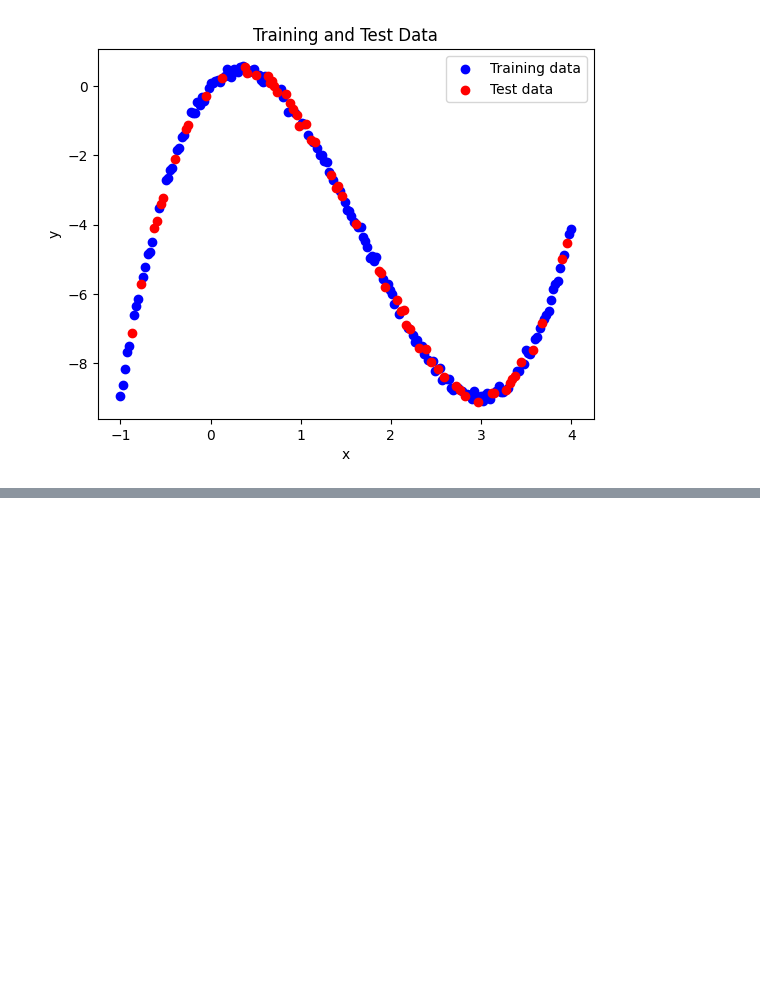
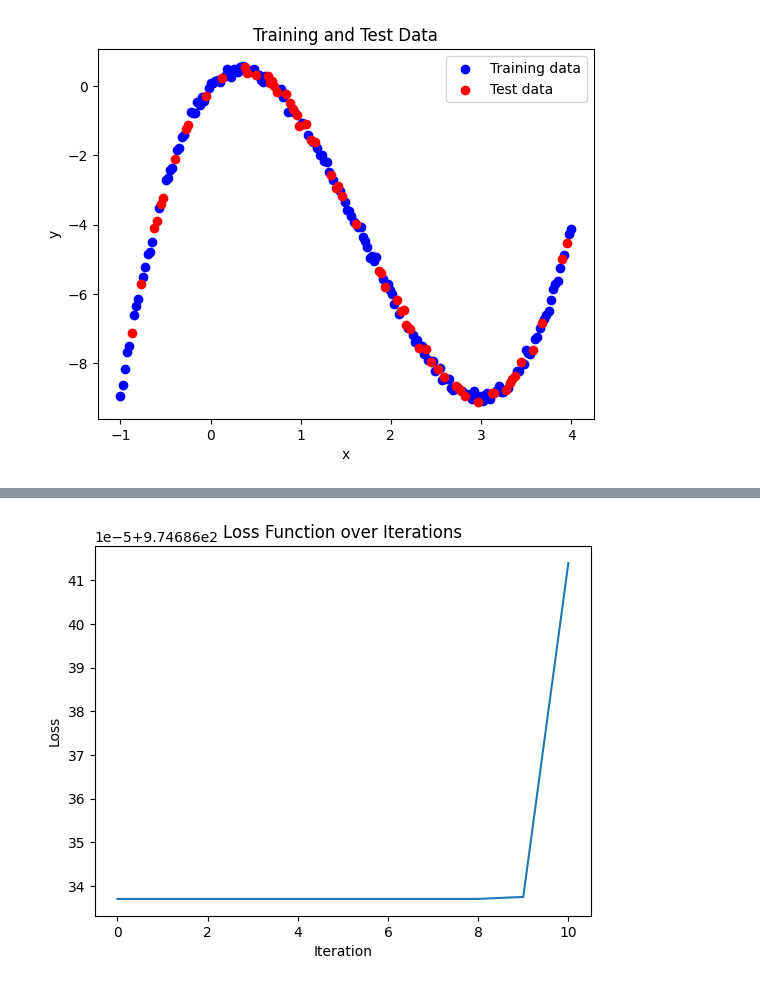
Before and after one commit to kilpy/Machine-Learning-6220, a Jupyter notebook: HW1/Q6/linear_regression.ipynb, the cells around one changed output, grey strips where cells are left out. Cells and saved outputs as stored; diff of their text form; code cells hidden in the pictures; blank space fills up the shorter version.

Commit message:
mostly finished
complete quadratic and cubic implementation, re-observe losses

```diff
--- a/HW1/Q6/linear_regression.ipynb
+++ b/HW1/Q6/linear_regression.ipynb
@@ -33,5 +33,23 @@ plt.show()
 # 2. Assume a model of the form: y = theta_0 + theta_1 * x.
 # a. Use the closed form solution to find optimial theta_0 and theta_1.
 # First, construct the matrix X and the target y from the training set.
+matrix_x = np.vstack((np.ones(len(x_train)), x_train)).T
+y_train_vector = y_train.reshape(-1, 1)
+print(matrix_x.shape, y_train_vector.shape)
+print(y_train_vector[:5])
+print(matrix_x[:5])
 # Then solve for theta.
+theta = np.linalg.inv(matrix_x.T @ matrix_x) @ matrix_x.T @ y_train_vector
+theta_0, theta_1 = theta.flatten()
+print(theta_0, theta_1)
+
 # Finally, calculate the MSE (Mean Squared Error) on the training set and test set. *specifics included.
+def mse(n, y_i, theta_0, theta_1, x_i):
+    return 1.0 /n * sum(y_i -(theta_0 + theta_1 * x_i))**2
+
+y_train_pred = theta_0 + theta_1 * x_train
+y_test_pred = theta_0 + theta_1 * x_test
+train_mse = mse(y_train.shape[0], y_train, theta_0, theta_1, y_train_pred)
+test_mse = mse(y_test.shape[0], y_test, theta_0, theta_1, y_test_pred)
+print(f'Train MSE: {train_mse}')
+print(f'Test MSE: {test_mse}')
@@ -39,0 +71,47 @@ plt.show()
+# %%
+# b. Gradient Descent
+# Implement the gradient descent algorithm to find theta_0 and theta_1.
+
+# loss function:
+def loss():
+    return np.linalg.norm(matrix_x @ theta - y_train_vector)**2
+
+# gradient:
+def gradient():
+    return 2 * matrix_x.T @ (matrix_x @ theta - y_train_vector)
+
+# gradient descent update:
+def update():
+    return theta - alpha * gradient()
+
+# initialize theta and alpha
+theta_0 = np.zeros((2, 1))
+theta_1 = np.zeros((2, 1))
+alpha = 0.01
+num_iterations = 100
+losses = []
+for i in range(num_iterations):
+    theta = update()
+    losses.append(loss())
+    if i % 2 == 0:
+        print(f'Iteration {i}, Loss: {loss()}')
+    if len(losses) > 10 and np.mean(losses[-10:]) - np.mean(losses[-20:-10]) < 0.01:
+        break
+print(f'Final Loss: {loss()}')
+print(theta.flatten())
+
+# calculate the MSE on the training set and test set.
+train_mse = mse(y_train.shape[0], y_train, theta_0, theta_1, y_train_pred)
+test_mse = mse(y_test.shape[0], y_test, theta_0, theta_1, y_test_pred)
+
+
+# loss spikes drastically at iteration 10-20.
+
+# 3. Plot the loss function over iterations.
+
+plt.plot(range(len(losses)), losses)
+plt.xlabel('Iteration')
+plt.ylabel('Loss')
+plt.title('Loss Function over Iterations')
+plt.show()
+# %% [output]
@@ -39,0 +126 @@ plt.show()
+[figure, added]
```
Also changed, not shown: parts of 5 cells of this notebook, 1 other file.
